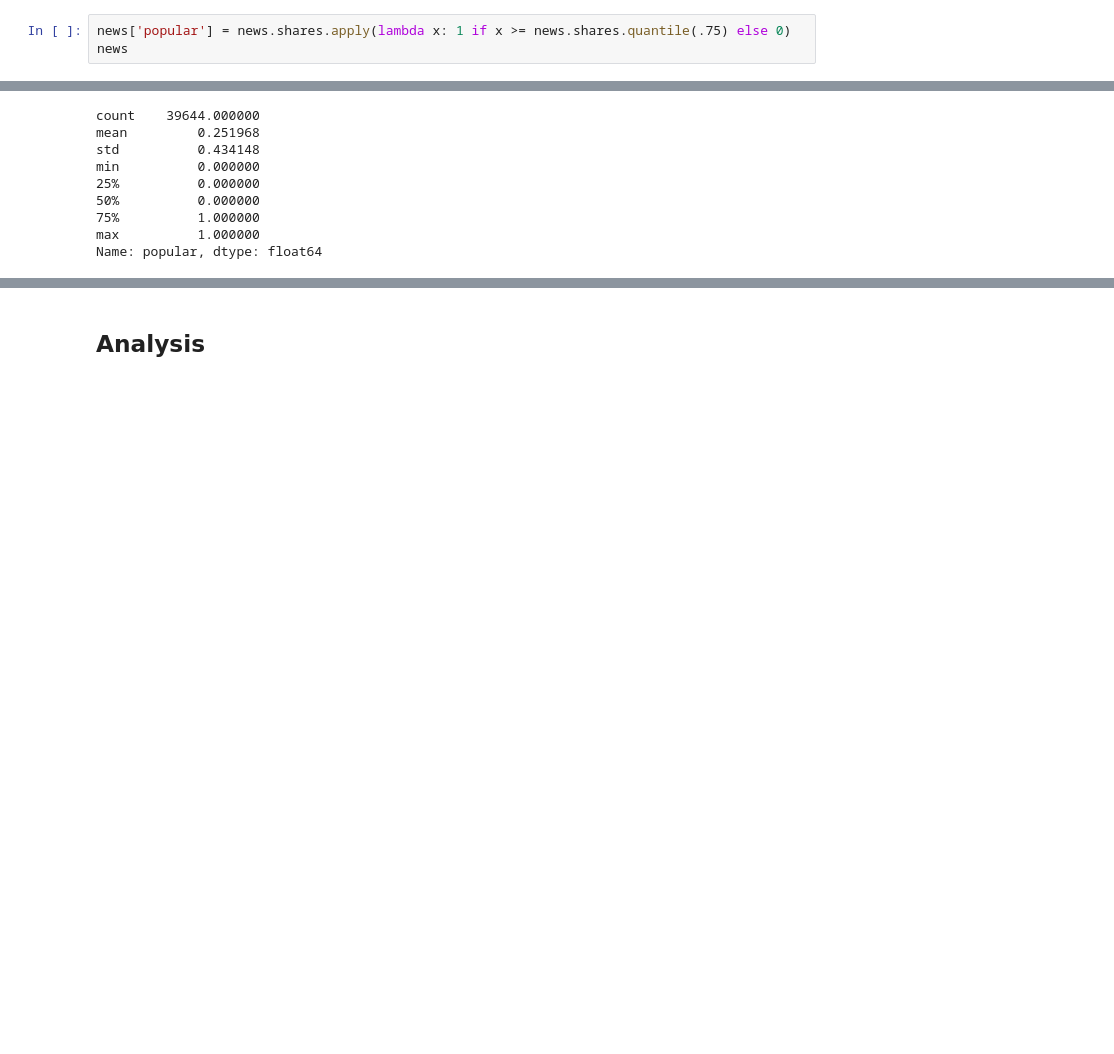
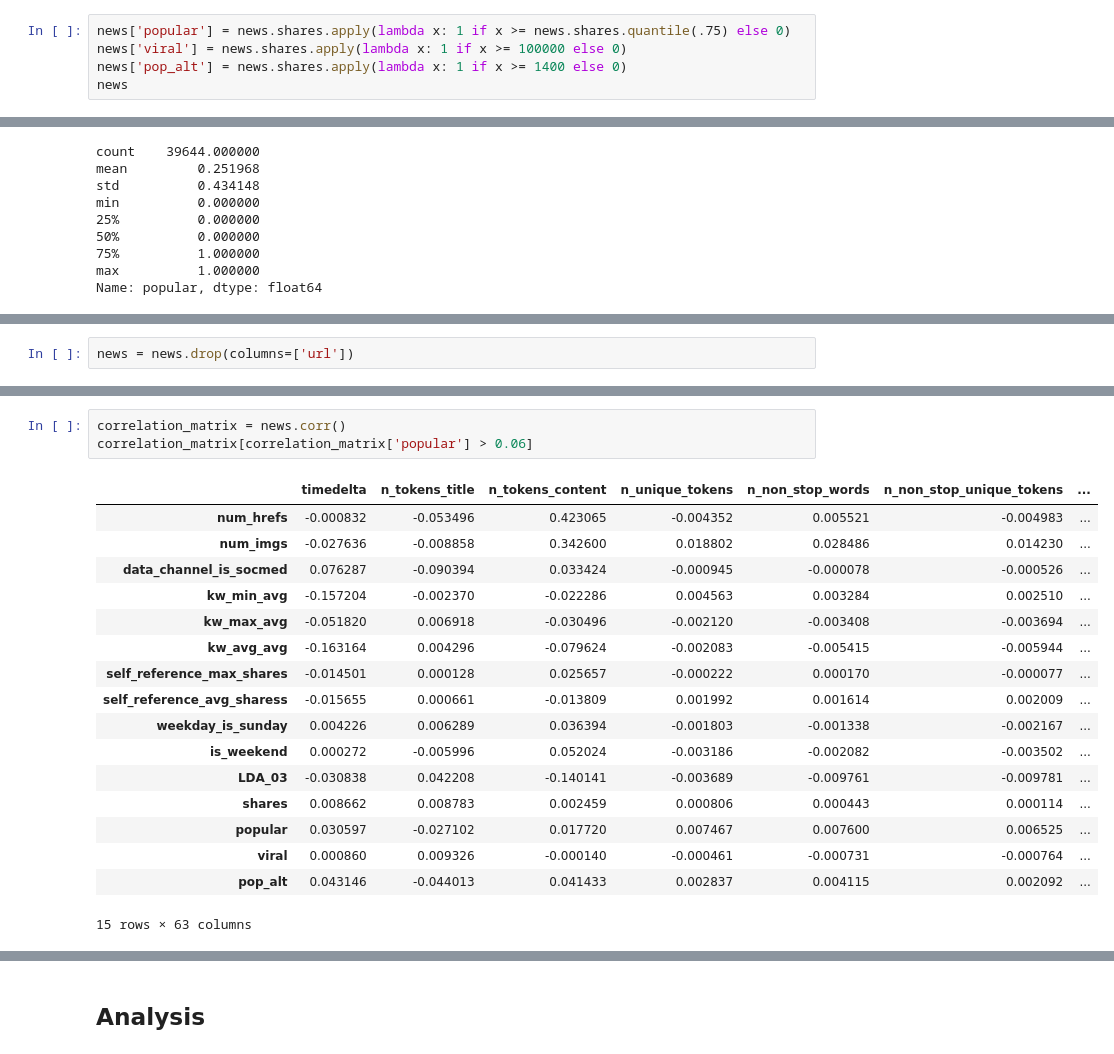
Before and after one commit to bekahgrant33/cs5830_project8, a Jupyter notebook: proj8_caitlin.ipynb, the cells around one changed output, grey strips where cells are left out. Saved outputs shown, nothing was run; the diff lists cells and outputs as text; blank space fills up the shorter version.

```diff
--- a/proj8_caitlin.ipynb
+++ b/proj8_caitlin.ipynb
@@ -31,6 +35,8 @@ news.head()
 5 rows × 61 columns
 # %%
 news['popular'] = news.shares.apply(lambda x: 1 if x >= news.shares.quantile(.75) else 0)
+news['viral'] = news.shares.apply(lambda x: 1 if x >= 100000 else 0)
+news['pop_alt'] = news.shares.apply(lambda x: 1 if x >= 1400 else 0)
 news
 # %% [output]
 |  | url | timedelta | n_tokens_title | n_tokens_content | n_unique_tokens | n_non_stop_words | ... |
@@ -74,0 +111,2 @@ Name: popular, dtype: float64
+# %%
+news = news.drop(columns=['url'])
@@ -74,0 +131,21 @@ Name: popular, dtype: float64
+# %%
+correlation_matrix = news.corr()
+correlation_matrix[correlation_matrix['popular'] > 0.06]
+# %% [output]
+|  | timedelta | n_tokens_title | n_tokens_content | n_unique_tokens | n_non_stop_words | n_non_stop_unique_tokens | ... |
+| num_hrefs | -0.000832 | -0.053496 | 0.423065 | -0.004352 | 0.005521 | -0.004983 | ... |
+| num_imgs | -0.027636 | -0.008858 | 0.342600 | 0.018802 | 0.028486 | 0.014230 | ... |
+| data_channel_is_socmed | 0.076287 | -0.090394 | 0.033424 | -0.000945 | -0.000078 | -0.000526 | ... |
+| kw_min_avg | -0.157204 | -0.002370 | -0.022286 | 0.004563 | 0.003284 | 0.002510 | ... |
+| kw_max_avg | -0.051820 | 0.006918 | -0.030496 | -0.002120 | -0.003408 | -0.003694 | ... |
+| kw_avg_avg | -0.163164 | 0.004296 | -0.079624 | -0.002083 | -0.005415 | -0.005944 | ... |
+| self_reference_max_shares | -0.014501 | 0.000128 | 0.025657 | -0.000222 | 0.000170 | -0.000077 | ... |
+| self_reference_avg_sharess | -0.015655 | 0.000661 | -0.013809 | 0.001992 | 0.001614 | 0.002009 | ... |
+| weekday_is_sunday | 0.004226 | 0.006289 | 0.036394 | -0.001803 | -0.001338 | -0.002167 | ... |
+| is_weekend | 0.000272 | -0.005996 | 0.052024 | -0.003186 | -0.002082 | -0.003502 | ... |
+| LDA_03 | -0.030838 | 0.042208 | -0.140141 | -0.003689 | -0.009761 | -0.009781 | ... |
+| shares | 0.008662 | 0.008783 | 0.002459 | 0.000806 | 0.000443 | 0.000114 | ... |
+| popular | 0.030597 | -0.027102 | 0.017720 | 0.007467 | 0.007600 | 0.006525 | ... |
+| viral | 0.000860 | 0.009326 | -0.000140 | -0.000461 | -0.000731 | -0.000764 | ... |
+| pop_alt | 0.043146 | -0.044013 | 0.041433 | 0.002837 | 0.004115 | 0.002092 | ... |
+15 rows × 63 columns
```
Also changed, not shown: parts of 13 cells of this notebook, 3 other files.
